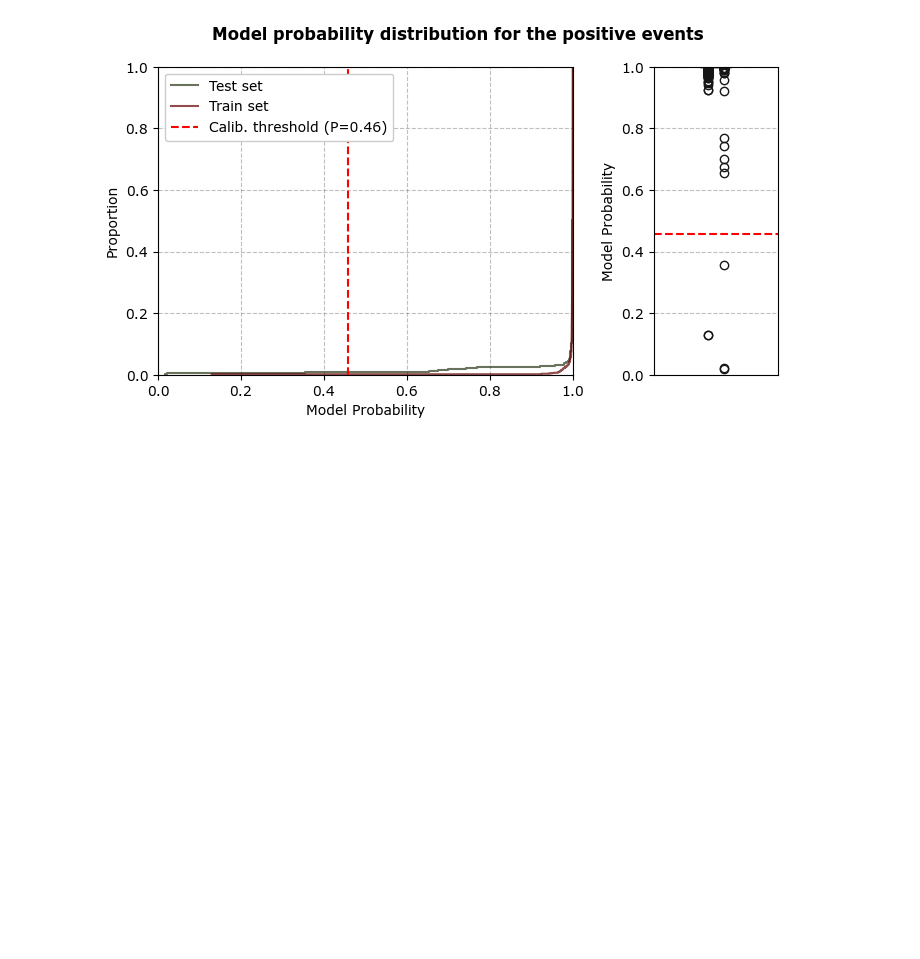
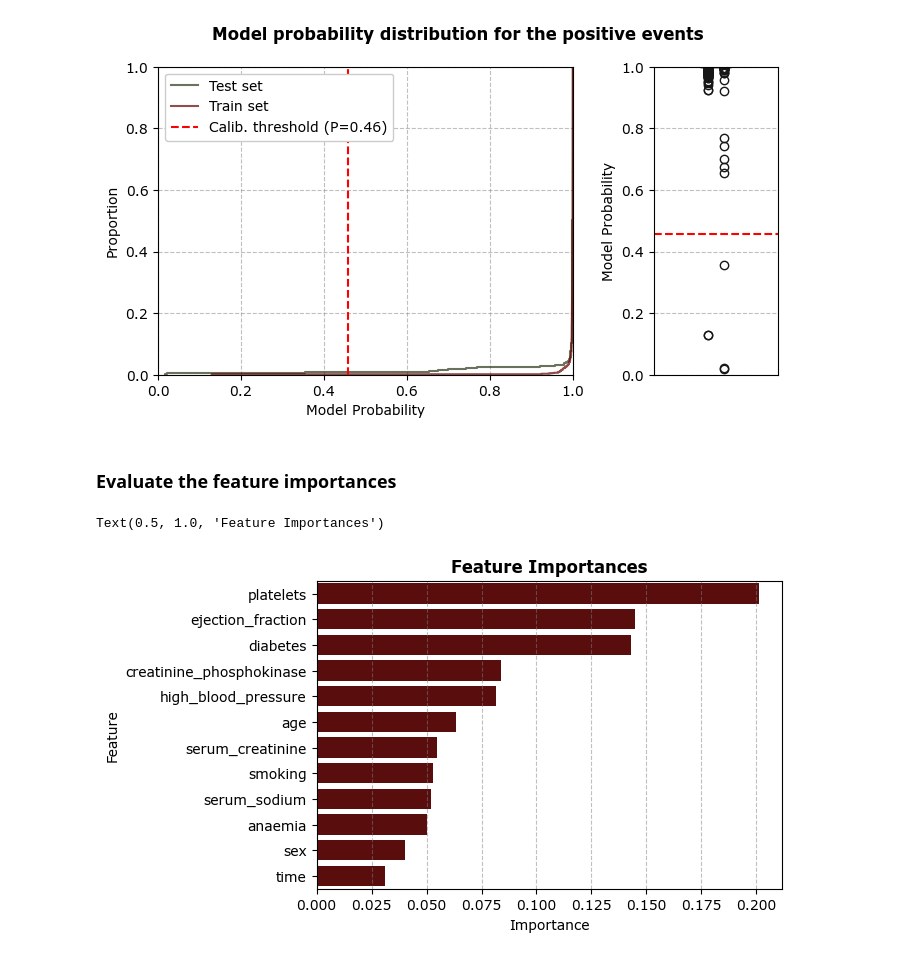
Before and after one commit to AlbertGallegoJimenez/Kaggle-Projects, a Jupyter notebook: 6_Heart failure prediction/heart_failure_notebook.ipynb, the cells around one changed output. Drawn from its saved outputs; the diff is of its cells as text; code cells hidden in the pictures; blank space fills up the shorter version.

```diff
--- a/6_Heart failure prediction/heart_failure_notebook.ipynb
+++ b/6_Heart failure prediction/heart_failure_notebook.ipynb
@@ -495,3 +502,20 @@ fig.suptitle('Model probability distribution for the positive events', weight='b
 # %% [output]
 Text(0.5, 0.98, 'Model probability distribution for the positive events')
 [figure]
+# %% [markdown]
+### Evaluate the feature importances <a class="anchor" id="feature-imp-header"></a>
+# %%
+# Check the feature importances
+feature_importance = clf.feature_importances_
+
+# Create a DataFrame with the feature importances
+feature_importance_df = pd.DataFrame({'Feature': X.columns, 'Importance': feature_importance}) \
+    .sort_values(by='Importance', ascending=False)
+
+# Plot the feature importances
+plt.figure(figsize=(6, 4))
+sns.barplot(data=feature_importance_df, x='Importance', y='Feature')
+plt.title('Feature Importances', weight='bold')
+# %% [output]
+Text(0.5, 1.0, 'Feature Importances')
+[figure, added]
```
Also changed, not shown: parts of 1 cell of this notebook.
